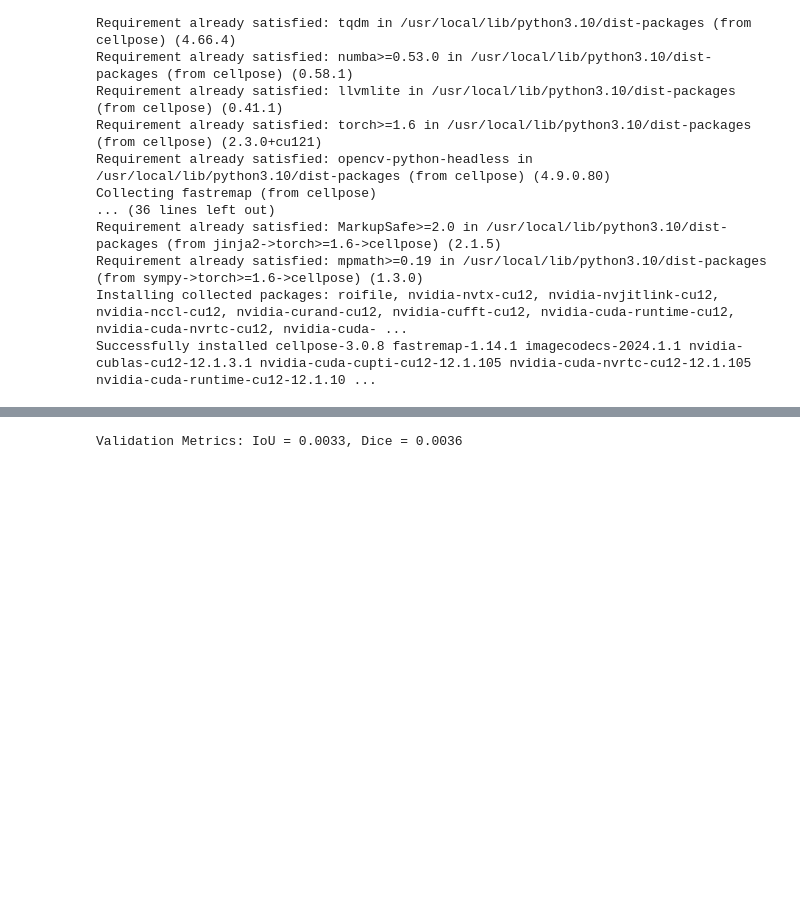
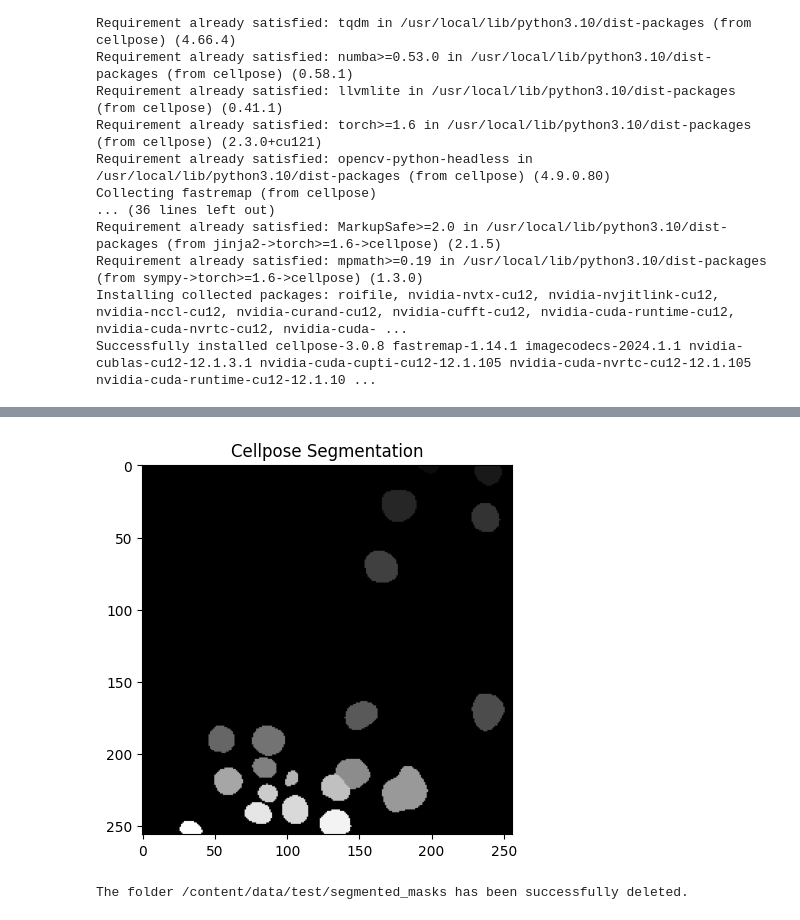
Before and after one commit to ryghrmni/DeepLifeProject, a Jupyter notebook: project04_cellsegmentation.ipynb, the cells around one changed output, grey strips where cells are left out. Drawn from its saved outputs; the diff is of its cells as text; code cells hidden in the pictures; blank space fills up the shorter version.

Commit message:
cellpose model is implemented

```diff
--- a/project04_cellsegmentation.ipynb
+++ b/project04_cellsegmentation.ipynb
@@ -841,6 +691,0 @@ WARNING:cellpose.dynamics:WARNING: no mask pixels found
-# %%
-# Calculate metrics
-metrics = calculate_metrics(y_val, val_predictions)
-print(f"Validation Metrics: IoU = {metrics['IoU']:.4f}, Dice = {metrics['Dice']:.4f}")
-# %% [output]
-Validation Metrics: IoU = 0.0033, Dice = 0.0036
@@ -846,0 +703,27 @@ Validation Metrics: IoU = 0.0033, Dice = 0.0036
+# %%
+from cellpose import models
+
+# Load Cellpose model (you can specify the model type: 'cyto' for cytoplasm, 'nuclei' for nuclei, or a custom model)
+model = models.Cellpose(gpu=True, model_type='cyto3')
+# %%
+import numpy as np
+import cv2
+from skimage.io import imread
+
+# Load an example image
+image_path = '/content/data/train/images/00071198d059ba7f5914a526d124d28e6d010c92466da21d4a04cd5413362552.png'  # Update this path
+image = imread(image_path)
+
+# Preprocess the image (e.g., resizing, normalization)
+image = cv2.resize(image, (256, 256))
+image = image / 255.0  # Normalize pixel values
+# %%
+# Segment the image
+masks, flows, styles, diams = model.eval(image, diameter=None, channels=[0, 0])
+
+# Display the masks
+plt.imshow(masks, cmap='gray')
+plt.title('Cellpose Segmentation')
+plt.show()
+# %% [output]
+[figure, added]
@@ -846,0 +766,16 @@ Validation Metrics: IoU = 0.0033, Dice = 0.0036
+# %%
+"""import shutil
+
+# Path to the segmented masks folder
+segmented_mask_folder = '/content/data/test/segmented_masks'
+
+# Delete the folder and its contents
+shutil.rmtree(segmented_mask_folder)
+
+# Verify the folder has been deleted
+if not os.path.exists(segmented_mask_folder):
+    print(f"The folder {segmented_mask_folder} has been successfully deleted.")
+else:
+    print(f"Failed to delete the folder {segmented_mask_folder}.")"""
+# %% [output]
+The folder /content/data/test/segmented_masks has been successfully deleted.
```
Also changed, not shown: parts of 34 cells of this notebook.
